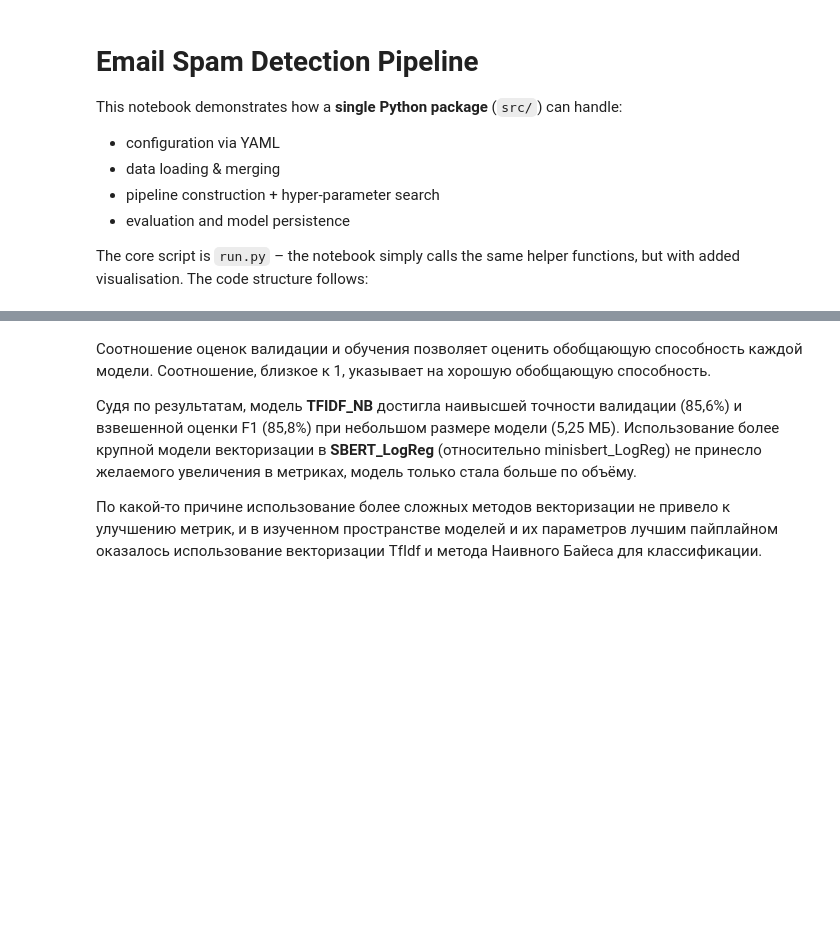
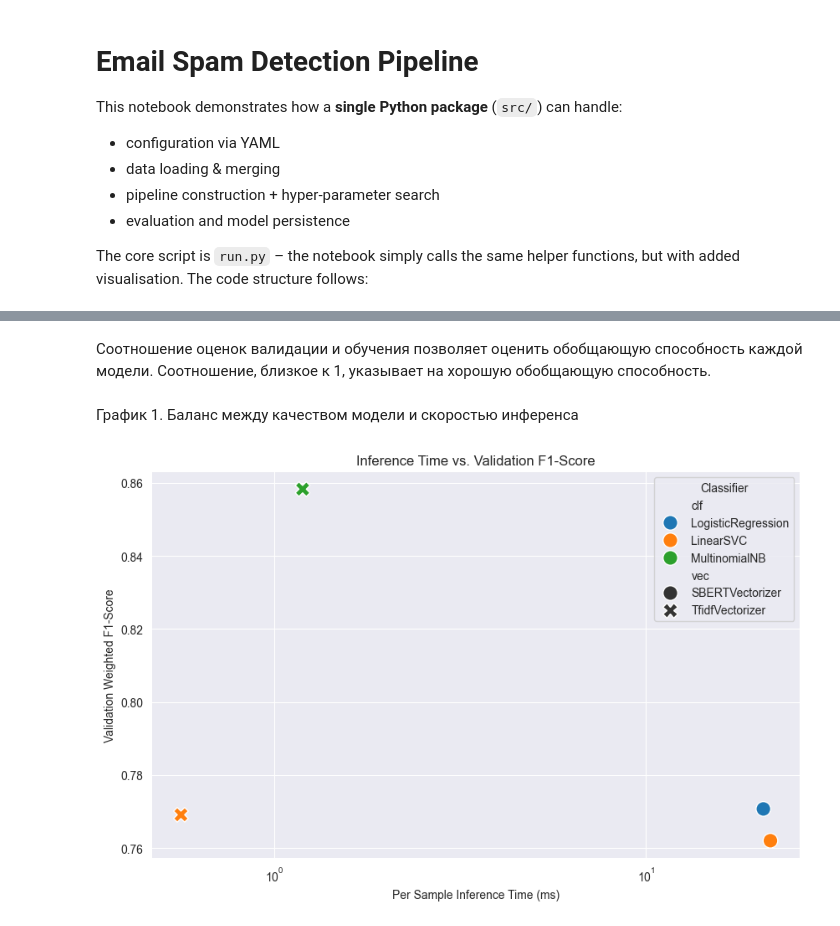
Before and after one commit to MikhailDolgopolov/SpamDetection_Tests, a Jupyter notebook: ProjectShowcase.ipynb, the cells around one changed output, grey strips where cells are left out. Drawn from its saved outputs; the diff is of its cells as text; code cells hidden in the pictures; blank space fills up the shorter version.

Commit message:
More plots added to analyze the performance

```diff
--- a/ProjectShowcase.ipynb
+++ b/ProjectShowcase.ipynb
@@ -95,24 +97,17 @@ results_df
 # %% [markdown]
 Соотношение оценок валидации и обучения позволяет оценить обобщающую способность каждой модели. Соотношение, близкое к 1, указывает на хорошую обобщающую способность.
-
-Судя по результатам, модель **TFIDF_NB** достигла наивысшей точности валидации (85,6%) и взвешенной оценки F1 (85,8%) при небольшом размере модели (5,25 МБ).
-Использование более крупной модели векторизации в **SBERT_LogReg** (относительно minisbert_LogReg) не принесло желаемого увеличения в метриках, модель только стала больше по объёму.
-
-По какой-то причине использование более сложных методов векторизации не привело к улучшению метрик, и в изученном пространстве моделей и их параметров лучшим пайплайном оказалось использование векторизации TfIdf и метода Наивного Байеса для классификации.
+# %% [markdown]
+График 1. Баланс между качеством модели и скоростью инференса
 # %%
-import plotly.express as px
 
-# df: your summary dataframe with columns 'model_size_mb_train' and 'val_accuracy'
-fig = px.scatter(
-    results_df,
-    x='per_sample_ms',
-    y='f1_score',
-    # size='model_size_mb',
-    color='clf',
-    hover_data=['experiment'],  # show name on hover
-
-
-)
-fig.update_xaxes(type="log")
-fig.update_layout(width=800, height=600)
-fig.show()
+plt.figure(figsize=(10, 6))
+sns.scatterplot(x='per_sample_ms', y='val_weighted_f1', hue='clf',  style='vec', s=160, data=df)
+plt.title('Inference Time vs. Validation F1-Score')
+plt.xlabel('Per Sample Inference Time (ms)')
+plt.ylabel('Validation Weighted F1-Score')
+plt.legend(title='Classifier')
+plt.xscale('log')
+plt.grid(True)
+plt.show()
+# %% [output]
+[figure, added]
```
Also changed, not shown: parts of 15 cells of this notebook.
